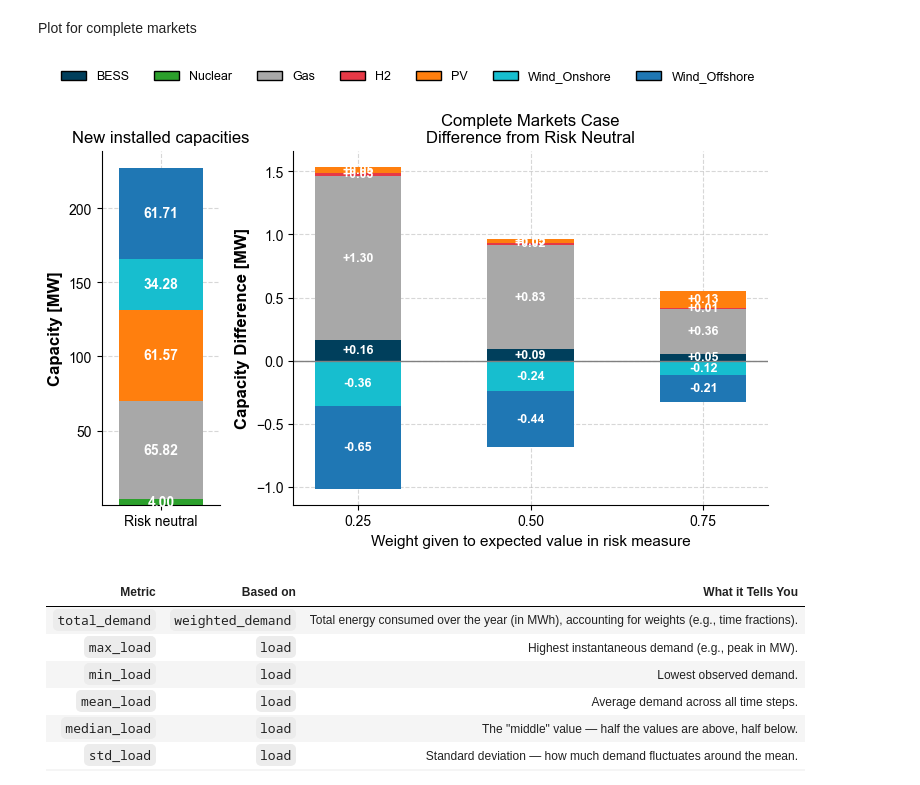
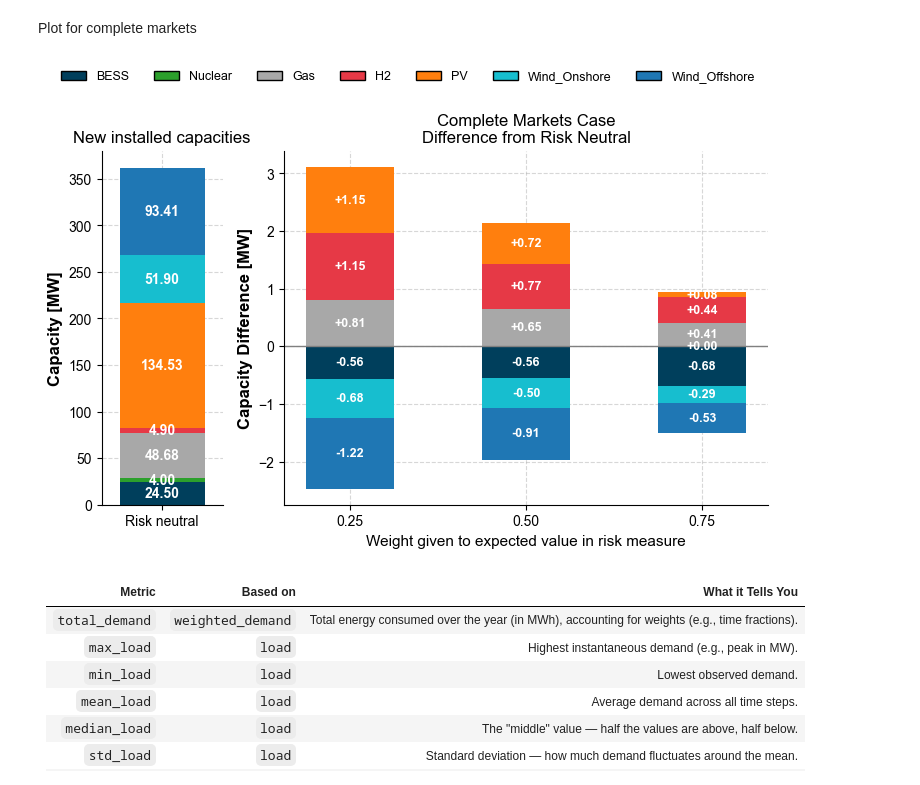
Before and after one commit to Andreas-Makrides-ICL/msc-thesis-incomplete-markets-LDES, a Jupyter notebook: models/Comparison_central_planner_ADMM/plotting_results.ipynb, the cells around one changed output. Saved outputs shown, nothing was run; the diff lists cells and outputs as text; code cells hidden in the pictures.

```diff
--- a/models/Comparison_central_planner_ADMM/plotting_results.ipynb
+++ b/models/Comparison_central_planner_ADMM/plotting_results.ipynb
@@ -11,7 +11,7 @@ rcParams['font.family'] = 'Arial'
 rcParams['axes.labelweight'] = 'bold'
 
 # === Load data ===
-df_raw = pd.read_csv(r"C:\Users\user\Desktop\msc-thesis-incomplete-markets-LDES\models\Complete_markets_risk_averse_central_planner\H2_higher_E_15000_costs_FINAL_nocap\risk_aversion_results_O30_T672_new_final_unserved_fix_flex_gaspricescaled_cinvEldescheap_conwind.csv")
+df_raw = pd.read_csv(r"C:\Users\user\Desktop\msc-thesis-incomplete-markets-LDES\models\Complete_markets_risk_averse_central_planner\risk_aversion_results_O30_T672_new_final_unserved_fix_flex_gaspricescaled_cinvEldescheap_conwind.csv")
 df = df_raw[df_raw["delta"] != 0]
 
 # === Filter relevant columns ===
@@ -95,34 +95,34 @@ for tech in techs:
             #if abs(diff) < 0.5 and abs(diff) > 0.3:
             #    ax2.text(x[i], bottom_pos[i] - diff/10 , f'+{diff:.2f}', ha='center', va='center', fontsize=9, color='white',fontweight='bold')
             bottom_pos[i] += diff
         else:
             alpha = 0.4 if tech == 'Wind_Onshore' else 0.8 if tech == 'Wind_Offshore' else 0.9 if tech == 'PV' else 0.9 if tech == 'LDES_PHS_P' else 1.0 if tech == 'BESS_P' else 0.7 if tech == 'Gas' else 1.0
             ax2.bar(x[i], diff, width=width, bottom=bottom_neg[i], color=colors[tech])
             #ax2.text(x[i], bottom_neg[i] + diff / 2, f'{diff:.2f}', ha='center', va='center', fontsize=9, color='white',fontweight='bold')
             if abs(diff) > 0.1:
                 ax2.text(x[i], bottom_neg[i] + diff / 2, f'{diff:.2f}', ha='center', va='center', fontsize=9, color='white',fontweight='bold')
             bottom_neg[i] += diff
 
 ax2.set_xticks(x)
 ax2.set_xticklabels([f"{d:.2f}" for d in deltas], fontsize=10)
 ax2.set_xlabel("Weight given to expected value in risk measure", fontsize=11, fontweight='normal')
 ax2.set_ylabel("Capacity Difference [MW]", fontsize=12, fontweight='bold')
 ax2.set_title("Complete Markets Case\nDifference from Risk Neutral", fontsize=12, fontweight='normal')
 ax2.axhline(0, color='gray', linewidth=1)
 
 from matplotlib.patches import Rectangle
 import matplotlib.lines as mlines
 
 # === Legend ===
 #handles = [plt.Rectangle((0, 0), 1, 1, color=colors[t]) for t in techs]
 #fig.legend(handles, labels, loc='upper center', ncol=len(techs), fontsize=9, frameon=False)
 handles = [Rectangle((0, 0), 1, 1, facecolor=colors[t], edgecolor='black') for t in techs]
 fig.legend(handles, labels, loc='upper center', ncol=len(techs), fontsize=9, frameon=False)
 
 plt.tight_layout(rect=[0, 0, 1, 0.93])
 plt.show()
 # %% [output]
-[figure, old version]
+[figure, new version]
 # %% [markdown]
 | Metric         | Based on          | What it Tells You                                                                            |
 | -------------- | ----------------- | -------------------------------------------------------------------------------------------- |
```
Also changed, not shown: 3 other files.
